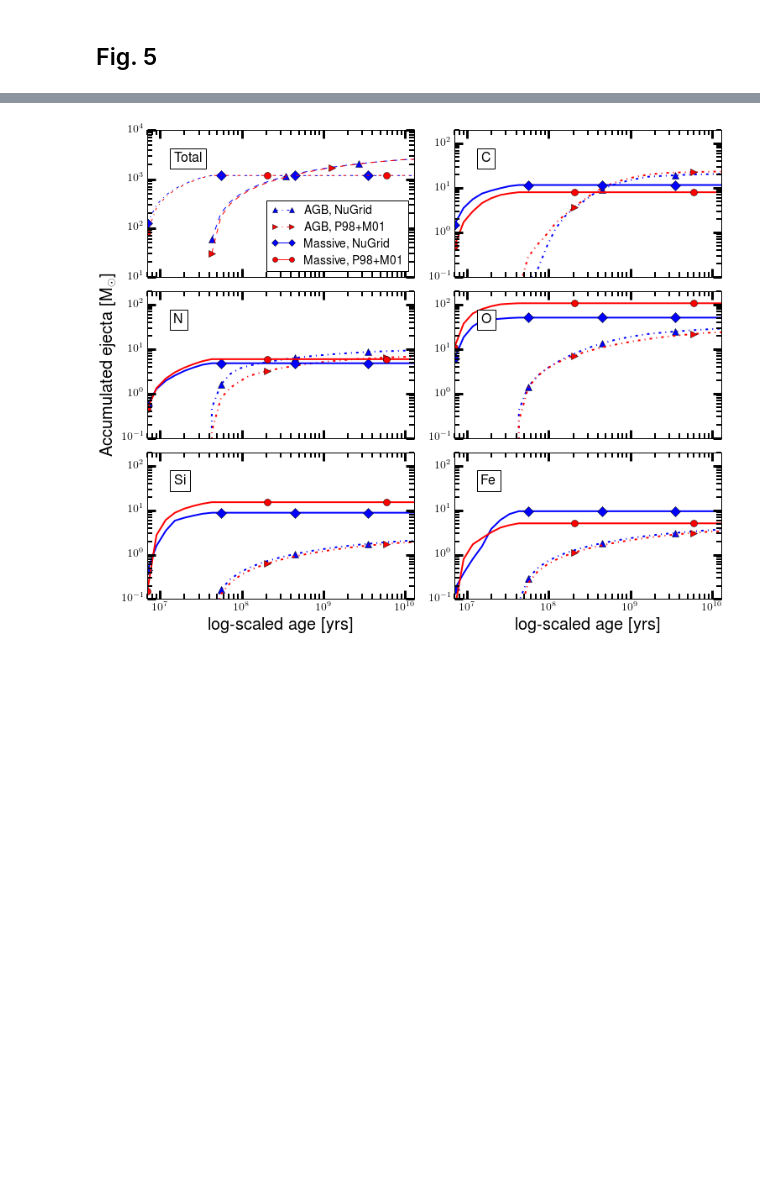
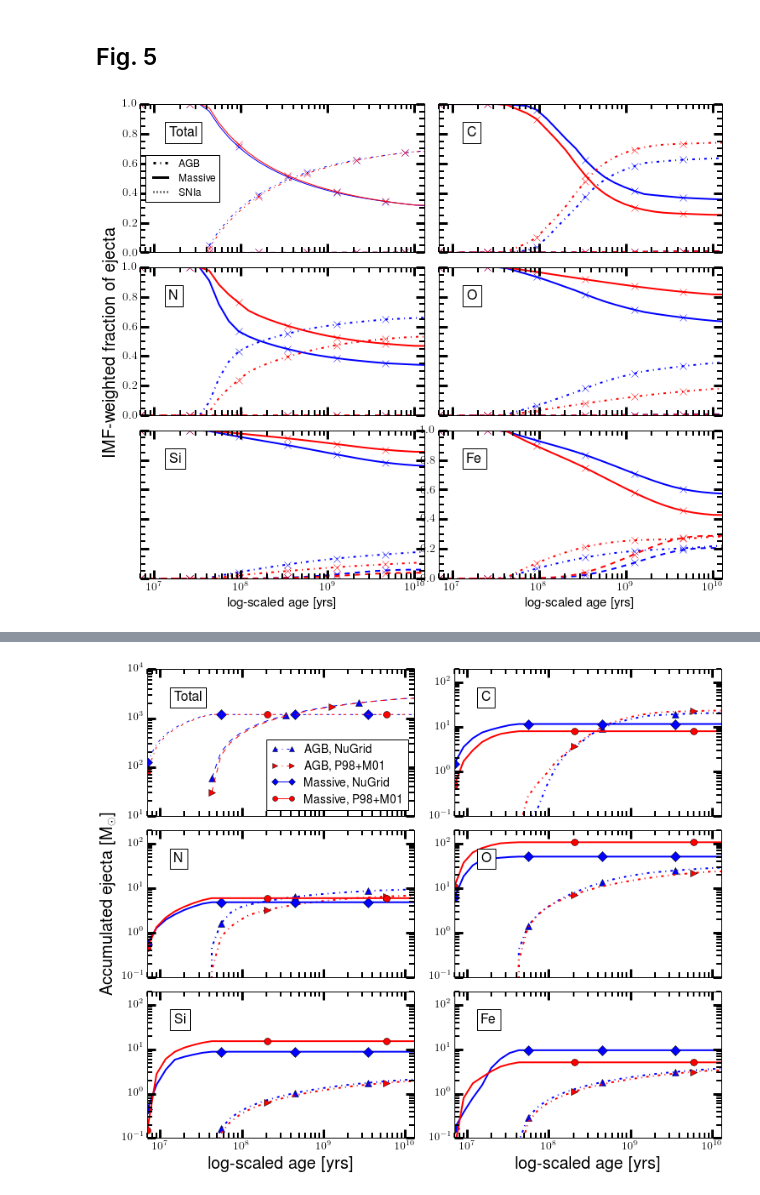
Before and after one commit to chritter/sygma_paper, a Jupyter notebook: Section4.2.ipynb, the cells around one changed output, grey strips where cells are left out. Drawn from its saved outputs; the diff is of its cells as text; code cells hidden in the pictures; blank space fills up the shorter version.

```diff
--- a/Section4.2.ipynb
+++ b/Section4.2.ipynb
@@ -151,2 +151,83 @@ SYGMA run in progress..
 # %% [markdown]
 ## Fig. 5
+# %%
+%matplotlib inline
+markevery=5
+plt.close(2)
+props = dict(boxstyle='square', facecolor='w', alpha=1)
+f, axarr = plt.subplots(3, 2)
+elements=['Total','C','N','O','Si','Fe']
+for specie in elements:
+        specieW=specie
+    #specie='Ba-132'
+        if specie=='Total':
+            plt.sca(axarr[0, 0])
+        if specie=='C':
+            plt.sca(axarr[0, 1])
+        elif specie=='N':
+            plt.sca(axarr[1, 0])
+        elif specie=='O':
+            plt.sca(axarr[1, 1])
+        elif specie=='Si':
+            plt.sca(axarr[2, 0])
+        elif specie=='Fe':
+            plt.sca(axarr[2, 1])
+        #s1.plot_mass(fig=fig,yaxis=specie,norm=True,label=specie,color='k',shape='-',marker='o')
+        if not 'G-1' in elements and specie=='Total':
+            specieW='tot'
+            s0n.plot_totmasses(fig=1,source='agb',norm='current',color='b',
+                  label='AGB, Z=1e-4',shape='-.',marker='x',log=False,markevery=markevery)
+            s0n.plot_totmasses(fig=1,source='massive',norm='current',color='b',
+                  label='Massive, Z=1e-4',shape='-',marker='x',log=False,markevery=markevery)
+            s0n.plot_totmasses(fig=1,source='sn1a',norm='current',color='b',
+                  label='SN1a, Z=1e-4',shape='--',marker='x',log=False,markevery=markevery)
+            s0w.plot_totmasses(fig=1,source='agb',norm='current',color='r',
+                  label='AGB, Z=1e-4',shape='-.',marker='x',log=False,markevery=markevery)
+            s0w.plot_totmasses(fig=1,source='massive',norm='current',color='r',
+                  label='Massive, Z=1e-4',shape='-',marker='x',log=False,markevery=markevery)
+            s0w.plot_totmasses(fig=1,source='sn1a',norm='current',color='r',
+                  label='SN1a, Z=1e-4',shape='--',marker='x',log=False,markevery=markevery)
+
+        else:
+            if specie=='G-1':
+                 specieW='tot'
+            s0n.plot_mass(fig=1,specie=specie,source='agb',norm='current',color='b',
+                     label=specie+' (AGB), Z=2e-2',shape='-.',marker='x',markevery=markevery)
+            s0n.plot_mass(fig=1,specie=specie,source='massive',norm='current',color='b',
+                     label=specie+' (massive), Z=2e-2',shape='-',marker='x',markevery=markevery)
+            s0n.plot_mass(fig=1,specie=specie,source='sn1a',norm='current',color='b',
+                     label=specie+' (SN1a), Z=2e-2',shape='--',marker='x',markevery=markevery)
+            s0w.plot_mass(fig=1,specie=specie,source='agb',norm='current',color='r',
+                     label=specie+' (AGB), Z=2e-2',shape='-.',marker='x',markevery=markevery)
+            s0w.plot_mass(fig=1,specie=specie,source='massive',norm='current',color='r',
+                     label=specie+' (massive), Z=2e-2',shape='-',marker='x',markevery=markevery)
+            s0w.plot_mass(fig=1,specie=specie,source='sn1a',norm='current',color='r',
+                     label=specie+' (SN1a), Z=2e-2',shape='--',marker='x',markevery=markevery)
+
+        ax=plt.gca()
+        ax.text(0.1, 0.85, specie, transform=ax.transAxes, fontsize=16,verticalalignment='top', bbox=props)
+        ax.minorticks_on()
+        plt.title('')
+        plt.legend().set_visible(False)
+        if (specie=='N'):
+            ax.set_ylabel('IMF-weighted fraction of ejecta',size=20)
+        elif not ( ((specie=='Total') or ( specie=='N')) or ( specie=='Fe')):
+            ax.get_yaxis().set_ticklabels([]) #set_visible(False)
+            plt.ylabel('')
+        else:
+            plt.ylabel('')
+        if specie=='Total':
+            plt.plot([],[],marker='',linestyle='-.',color='k',label='AGB',linewidth=3)
+            plt.plot([],[],marker='',linestyle='-',color='k',label='Massive',linewidth=3)
+            plt.plot([],[],marker='',linestyle=':',color='k',label='SNIa',linewidth=3)
+            l2=ax.lines[-3:]
+            plt.legend(l2,('AGB','Massive','SNIa'),loc=6,prop={'size': 12}).set_visible(True)
+        if specie in ['Total','C','N','O']:
+            ax.get_xaxis().set_ticklabels([])
+            plt.xlabel('')
+#general settings
+fig=plt.gcf()
+fig.set_size_inches(20,10) #figsize=(6, 4)
+plt.subplots_adjust(hspace=0.1, bottom=0.125,wspace=0.05)#,left=0.1)
+# %% [output]
+[figure, added]
```
Also changed, not shown: parts of 10 cells of this notebook, 2 other files.
